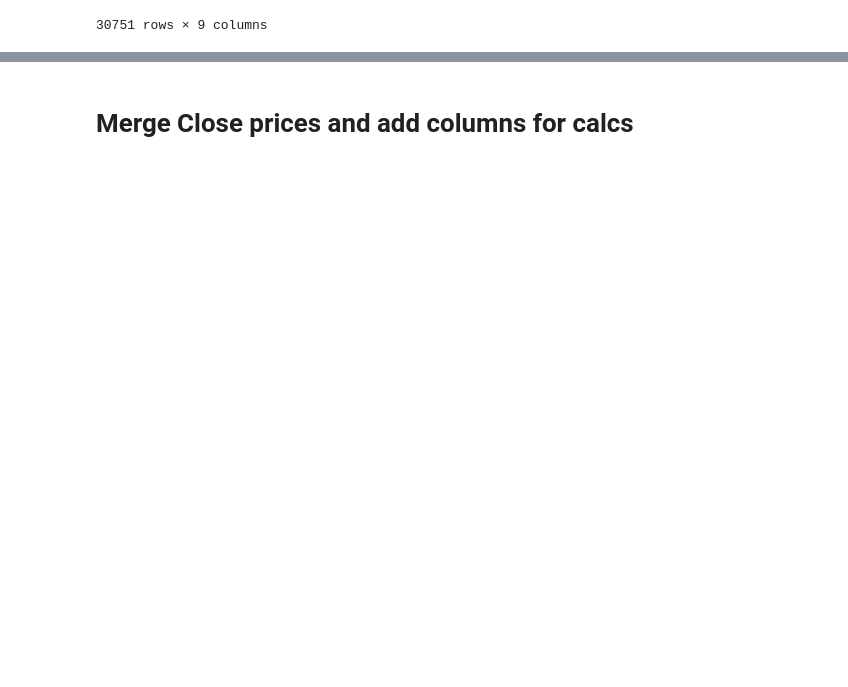
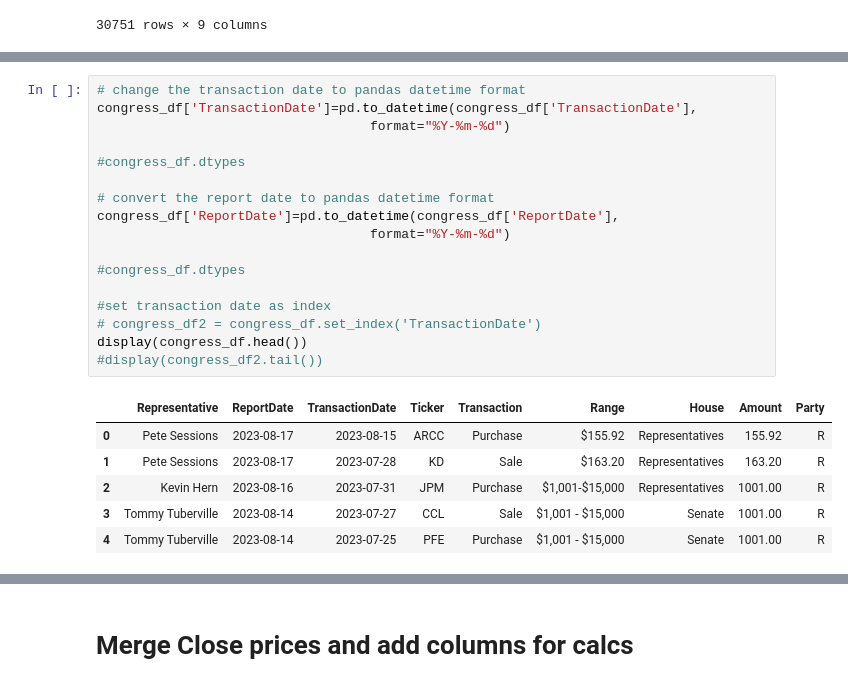
Before and after one commit to ssenhouse/project_3_congress_insider, a Jupyter notebook: Daniel_Goldman_Data.ipynb, the cells around one changed output, grey strips where cells are left out. Drawn from its saved outputs; the diff is of its cells as text; blank space fills up the shorter version.

```diff
--- a/Daniel_Goldman_Data.ipynb
+++ b/Daniel_Goldman_Data.ipynb
@@ -131,2 +92,26 @@ congress_df
+# %%
+# change the transaction date to pandas datetime format
+congress_df['TransactionDate']=pd.to_datetime(congress_df['TransactionDate'],
+                                   format="%Y-%m-%d")
+
+#congress_df.dtypes
+
+# convert the report date to pandas datetime format
+congress_df['ReportDate']=pd.to_datetime(congress_df['ReportDate'],
+                                   format="%Y-%m-%d")
+
+#congress_df.dtypes
+
+#set transaction date as index
+# congress_df2 = congress_df.set_index('TransactionDate')
+display(congress_df.head())
+#display(congress_df2.tail())
+# %% [output]
+|  | Representative | ReportDate | TransactionDate | Ticker | Transaction | Range | House | Amount | Party |
+| 0 | Pete Sessions | 2023-08-17 | 2023-08-15 | ARCC | Purchase | $155.92 | Representatives | 155.92 | R |
+| 1 | Pete Sessions | 2023-08-17 | 2023-07-28 | KD | Sale | $163.20 | Representatives | 163.20 | R |
+| 2 | Kevin Hern | 2023-08-16 | 2023-07-31 | JPM | Purchase | $1,001-$15,000 | Representatives | 1001.00 | R |
+| 3 | Tommy Tuberville | 2023-08-14 | 2023-07-27 | CCL | Sale | $1,001 - $15,000 | Senate | 1001.00 | R |
+| 4 | Tommy Tuberville | 2023-08-14 | 2023-07-25 | PFE | Purchase | $1,001 - $15,000 | Senate | 1001.00 | R |
 # %%
 #Define list of active senators by seeing who made a transaction within the last 3 months
```
Also changed, not shown: parts of 58 cells of this notebook, 1 other file.
